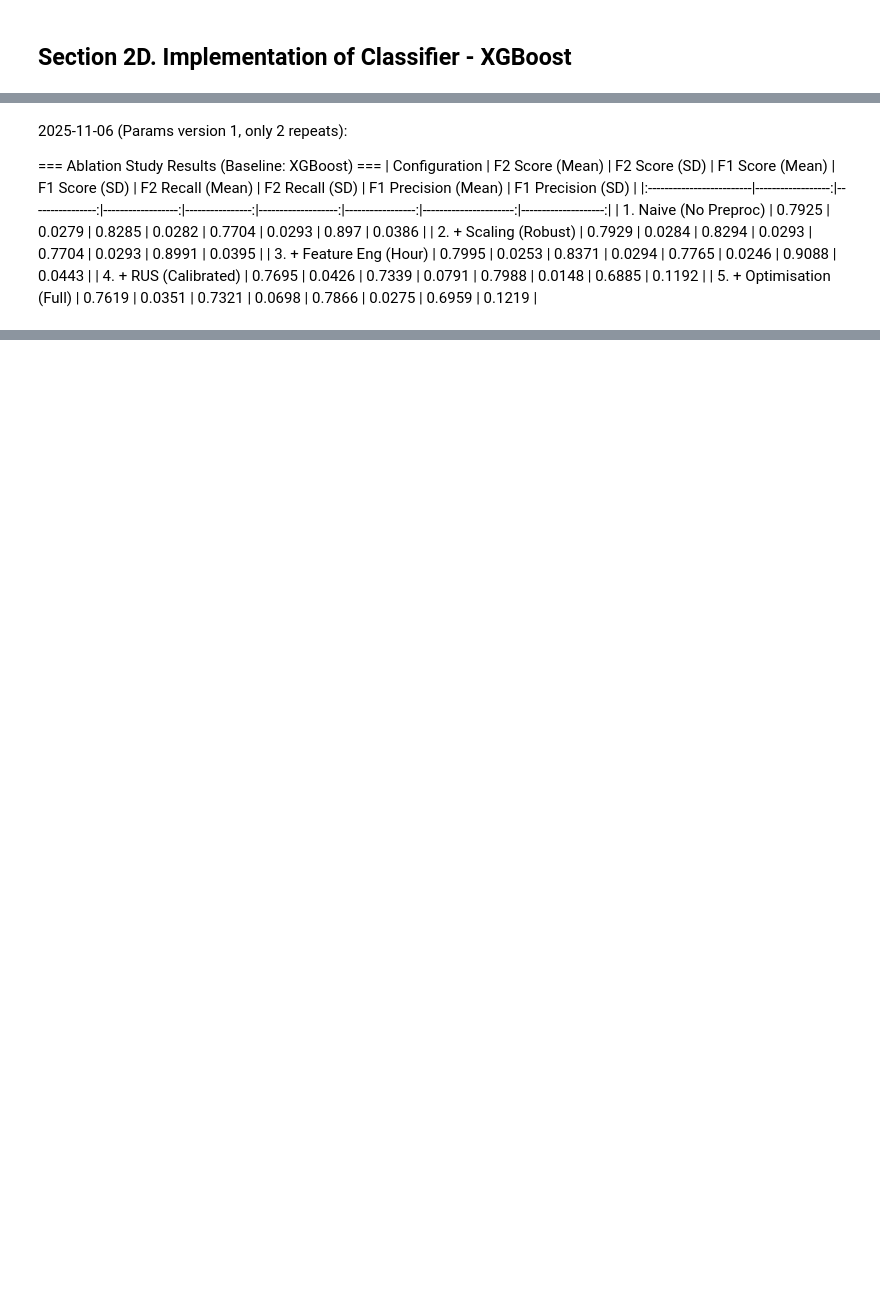
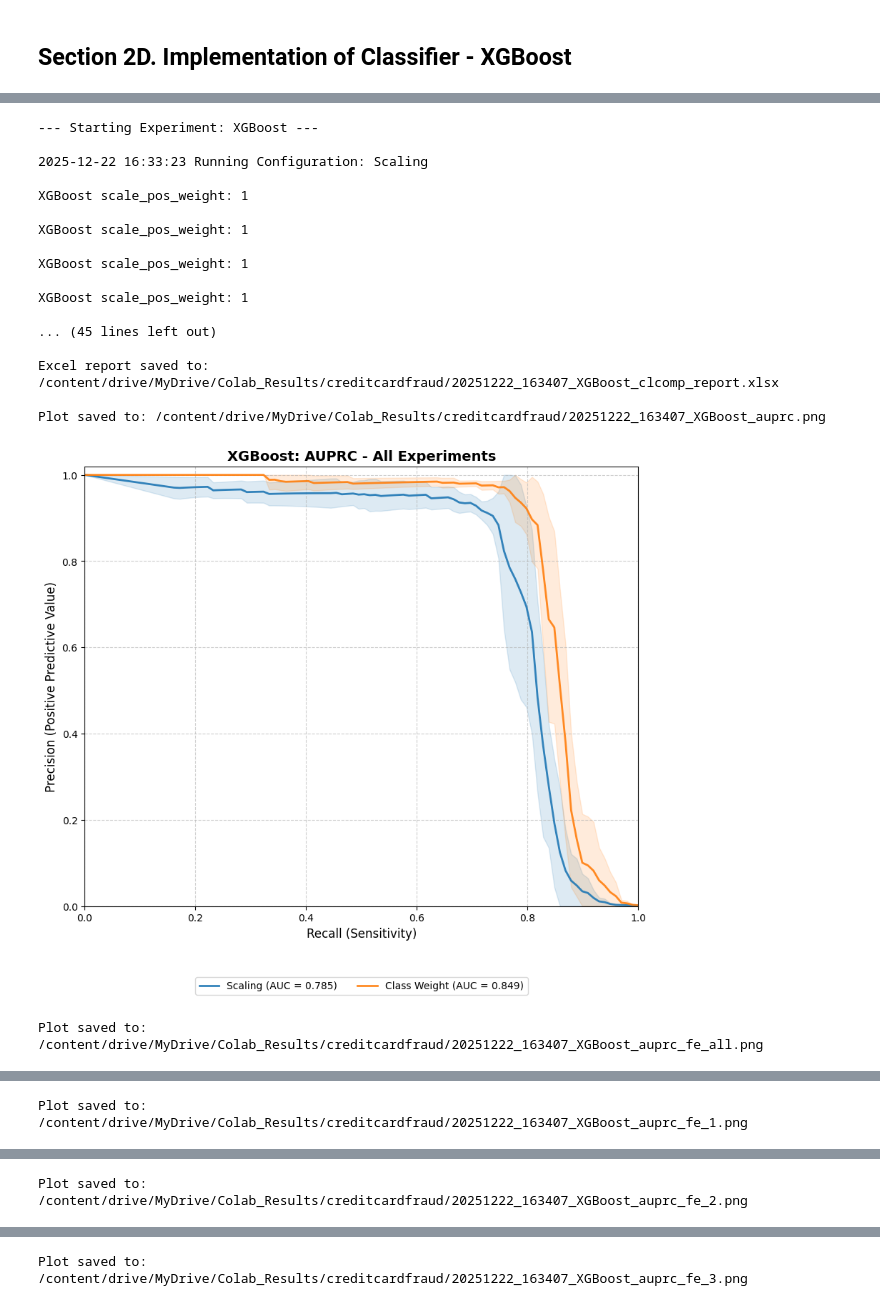
Before and after one commit to ang-bill/IU-DLMDSME01-Credit-Card-Fraud-Detection, a Jupyter notebook: Task1_Credit_Card_Fraud_Detection_Classifier.ipynb, the cells around one changed output, grey strips where cells are left out. Cells and saved outputs as stored; diff of their text form; code cells hidden in the pictures; blank space fills up the shorter version.

```diff
--- a/Task1_Credit_Card_Fraud_Detection_Classifier.ipynb
+++ b/Task1_Credit_Card_Fraud_Detection_Classifier.ipynb
@@ -1267,11 +955,65 @@ Analysis of "6 + Optimisation (without RUS)": low SD indicating high stability,
-# %% [markdown]
-2025-11-06 (Params version 1, only 2 repeats):
-
-=== Ablation Study Results (Baseline: XGBoost) ===
-| Configuration            |   F2 Score (Mean) |   F2 Score (SD) |   F1 Score (Mean) |   F1 Score (SD) |   F2 Recall (Mean) |   F2 Recall (SD) |   F1 Precision (Mean) |   F1 Precision (SD) |
-|:-------------------------|------------------:|----------------:|------------------:|----------------:|-------------------:|-----------------:|----------------------:|--------------------:|
-| 1. Naive (No Preproc)    |            0.7925 |          0.0279 |            0.8285 |          0.0282 |             0.7704 |           0.0293 |                0.897  |              0.0386 |
-| 2. + Scaling (Robust)    |            0.7929 |          0.0284 |            0.8294 |          0.0293 |             0.7704 |           0.0293 |                0.8991 |              0.0395 |
-| 3. + Feature Eng (Hour)  |            0.7995 |          0.0253 |            0.8371 |          0.0294 |             0.7765 |           0.0246 |                0.9088 |              0.0443 |
-| 4. + RUS (Calibrated)    |            0.7695 |          0.0426 |            0.7339 |          0.0791 |             0.7988 |           0.0148 |                0.6885 |              0.1192 |
-| 5. + Optimisation (Full) |            0.7619 |          0.0351 |            0.7321 |          0.0698 |             0.7866 |           0.0275 |                0.6959 |              0.1219 |
+# %%
+from scipy.stats import randint, uniform, loguniform
+from xgboost import XGBClassifier
+
+# XGBoost XGBClassifier
+# XGBoost Parameters: https://xgboost.readthedocs.io/en/stable/parameter.html
+
+# The parameter scale_pos_weight is set to legit/fraud ratio 578:1
+# in case of 'class_weight': True
+
+xgb_params = {
+    'max_depth': randint(3, 6), # Maximum depth of a tree. Increasing this value
+                                # will make the model more complex and more
+                                # likely to overfit.
+    'learning_rate': loguniform(0.01, 0.1),
+                                # default 0.3, Step size shrinkage used in
+                                # update to prevent overfitting.
+    'min_child_weight': randint(20, 50),
+                                # default 1, the larger, the more conservative
+                                # and prevent overfitting
+
+    'n_estimators': [150],
+
+    # Set minimum loss reduction for regularization
+    'gamma': [0.2],  # default 0, Minimum loss reduction required
+                    # to make a further partition on a leaf node of the tree.
+                    # The larger gamma is, the more conservative the algorithm
+                    # will be.
+
+    # Train each tree only on 70% of data / columns to prevent overvitting
+    'subsample': [0.7], # default 1, subsample ratio of the training instances
+                        # (per boosting iteration)
+    'colsample_bytree': [0.7] # default 1, subsample ratio of columns when
+                              # constructing each tree.
+}
+
+xgb_df_results, xgb_plot_data = run_ablation_study(
+    experiment_name="XGBoost",
+    base_clf=XGBClassifier(eval_metric='logloss', random_state=173, n_jobs=1),
+      # eval_metric='logloss' - eval metric for learning, logloss (negative log-likelihood, suitable for classification)
+    param_dist=xgb_params,
+    X=X, y=y, configs=configs
+)
+
+visualize_results_ablation_study("XGBoost", xgb_params, xgb_df_results, xgb_plot_data)
+# %% [output]
+--- Starting Experiment: XGBoost ---
+
+2025-12-22 16:33:23 Running Configuration: Scaling
+
+XGBoost scale_pos_weight: 1
+
+XGBoost scale_pos_weight: 1
+
+XGBoost scale_pos_weight: 1
+
+XGBoost scale_pos_weight: 1
+
+... (45 lines left out)
+
+Excel report saved to: /content/drive/MyDrive/Colab_Results/creditcardfraud/20251222_163407_XGBoost_clcomp_report.xlsx
+
+Plot saved to: /content/drive/MyDrive/Colab_Results/creditcardfraud/20251222_163407_XGBoost_auprc.png
+[figure, added]
+Plot saved to: /content/drive/MyDrive/Colab_Results/creditcardfraud/20251222_163407_XGBoost_auprc_fe_all.png
@@ -1277,0 +1021 @@ Analysis of "6 + Optimisation (without RUS)": low SD indicating high stability,
+Plot saved to: /content/drive/MyDrive/Colab_Results/creditcardfraud/20251222_163407_XGBoost_auprc_fe_1.png
@@ -1277,0 +1023 @@ Analysis of "6 + Optimisation (without RUS)": low SD indicating high stability,
+Plot saved to: /content/drive/MyDrive/Colab_Results/creditcardfraud/20251222_163407_XGBoost_auprc_fe_2.png
@@ -1277,0 +1025 @@ Analysis of "6 + Optimisation (without RUS)": low SD indicating high stability,
+Plot saved to: /content/drive/MyDrive/Colab_Results/creditcardfraud/20251222_163407_XGBoost_auprc_fe_3.png
```
Also changed, not shown: parts of 36 cells of this notebook.
